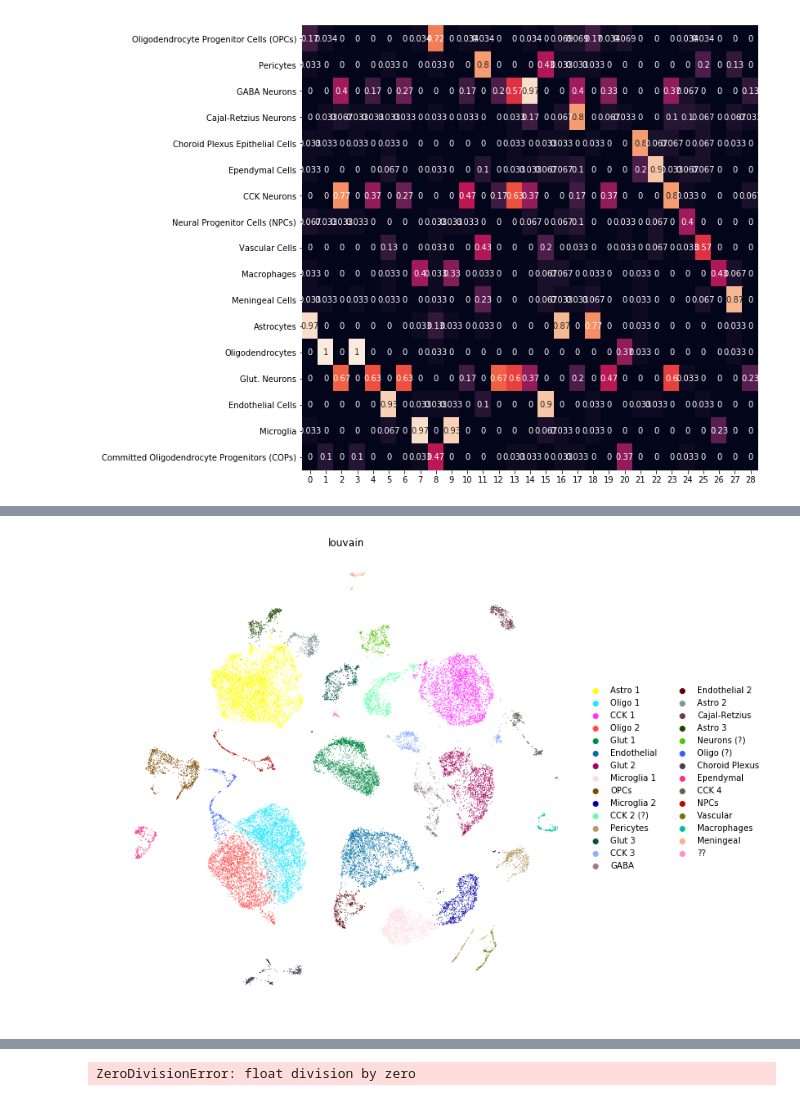
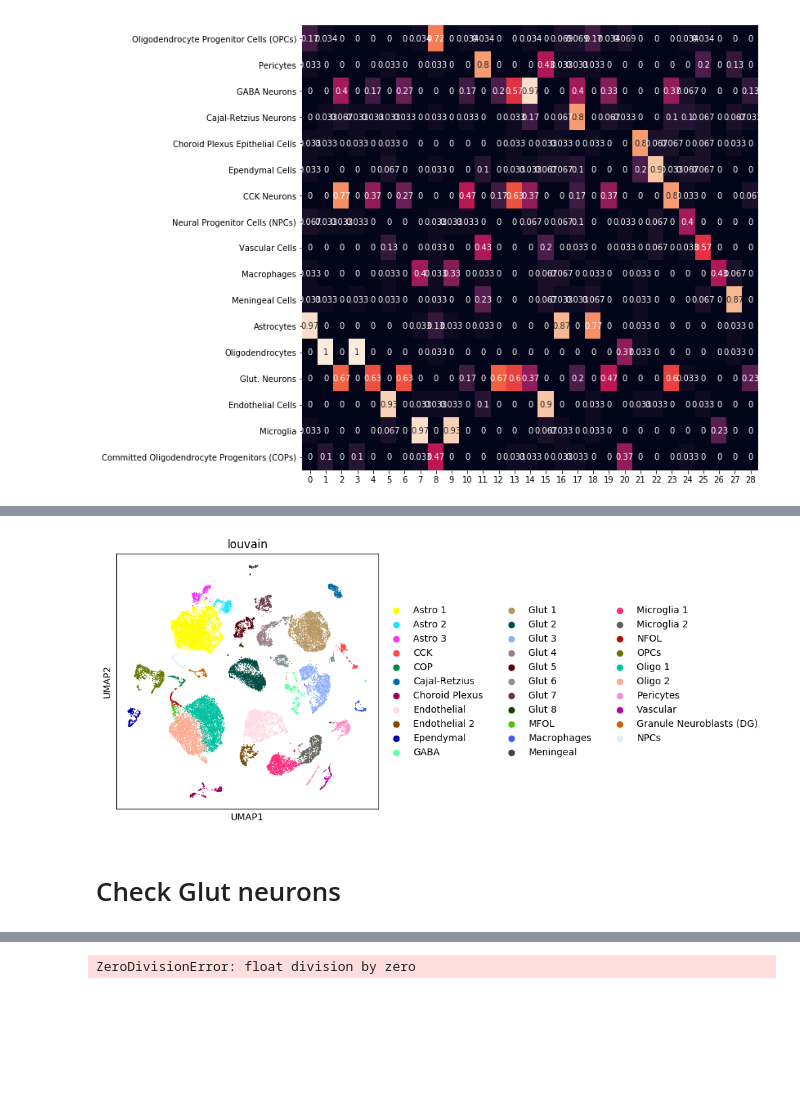
Before and after one commit to theislab/ELS_analysis, a Jupyter notebook: notebooks/LouvainAnnotation.ipynb, the cells around one changed output, grey strips where cells are left out. Saved outputs shown, nothing was run; the diff lists cells and outputs as text; code cells hidden in the pictures; blank space fills up the shorter version.

```diff
--- a/notebooks/LouvainAnnotation.ipynb
+++ b/notebooks/LouvainAnnotation.ipynb
@@ -128,0 +184,13 @@ adata.rename_categories('louvain', ['Astro 1', 'Oligo 1', 'CCK 1', 'Oligo 2', 'G
+# %%
+adata.obs['louvain'] = adata.obs['louvain_OPC/COP_sub']
+# %%
+subcluster = 'NPCs'
+sc.tl.louvain(adata, restrict_to=('louvain', [subcluster]), resolution=0.5, key_added='louvain_' + subcluster + '_sub')
+plt.rcParams['figure.figsize'] = (5, 5)
+plt.rcParams['figure.dpi'] = 100
+sc.pl.umap(adata[adata.obs['louvain']==subcluster], color=['louvain_' + subcluster + '_sub', 'condition'])
+sc.pl.umap(adata[adata.obs['louvain']==subcluster], color=['n_genes', 'n_counts'])
+
+#Get the new marker genes
+sc.tl.rank_genes_groups(adata, groupby='louvain_' + subcluster + '_sub', key_added='rank_genes_' + subcluster + '_sub')
+sc.pl.rank_genes_groups(adata, key='rank_genes_' + subcluster + '_sub', groups=adata.obs['louvain_' + subcluster + '_sub'][adata.obs['louvain_' + subcluster + '_sub'].str.startswith(subcluster)].unique())
@@ -129,4 +213,14 @@ adata.rename_categories('louvain', ['Astro 1', 'Oligo 1', 'CCK 1', 'Oligo 2', 'G
+# %%
+adata.obs['louvain_NPCs_sub'] = adata.obs['louvain_NPCs_sub'].cat.add_categories(['tmp', 'NPCs','Granule Neuroblasts (DG)'])
+adata.obs['louvain_NPCs_sub'][adata.obs['louvain_NPCs_sub'].isin(['NPCs,4', 'NPCs,0'])] = 'tmp'
+adata.obs['louvain_NPCs_sub'][adata.obs['louvain_NPCs_sub'].isin(['tmp'])] = 'NPCs'
+adata.obs['louvain_NPCs_sub'][adata.obs['louvain_NPCs_sub'].isin(['NPCs,2', 'NPCs,1', 'NPCs,3'])] = 'tmp'
+adata.obs['louvain_NPCs_sub'][adata.obs['louvain_NPCs_sub'].isin(['tmp'])] = 'Granule Neuroblasts (DG)'
+
+adata.obs['louvain_NPCs_sub'] = adata.obs['louvain_NPCs_sub'].cat.remove_unused_categories()
+# %%
+adata.obs['louvain'] = adata.obs['louvain_NPCs_sub']
 # %%
-sc.pl.umap(adata, color='louvain', frameon=False)
+sc.pl.umap(adata, color='louvain')
 # %% [output]
-[figure, old version]
+[figure, new version]
@@ -138,0 +227,2 @@ adata_norm_bl = adata_norm[adata_norm.obs['baseline'] == 'BL']
+# %% [markdown]
+# Check Glut neurons
```
Also changed, not shown: parts of 22 cells of this notebook.
